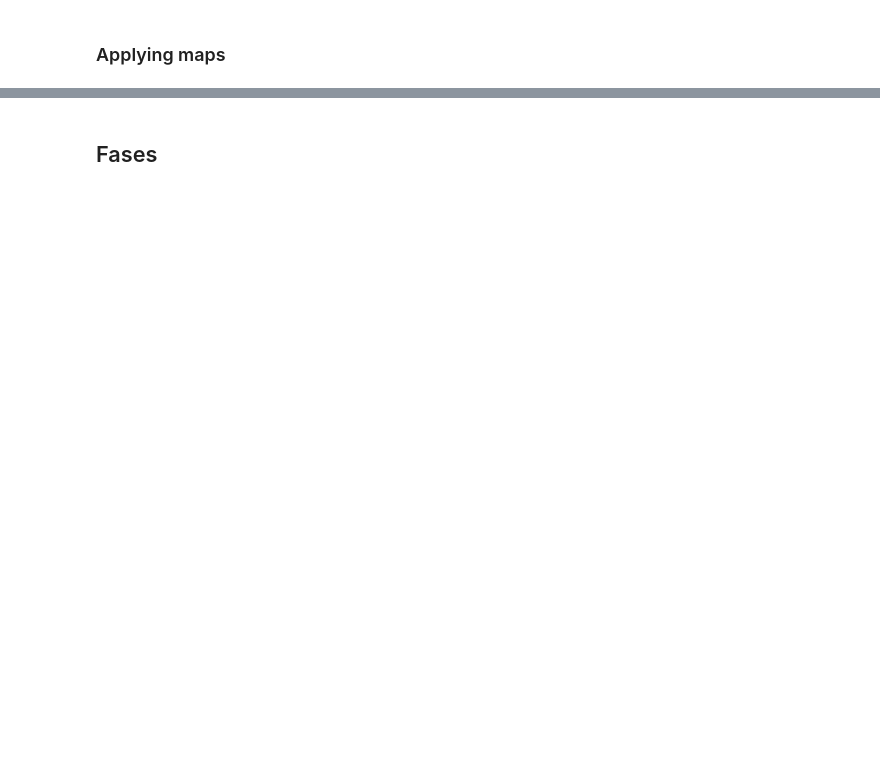
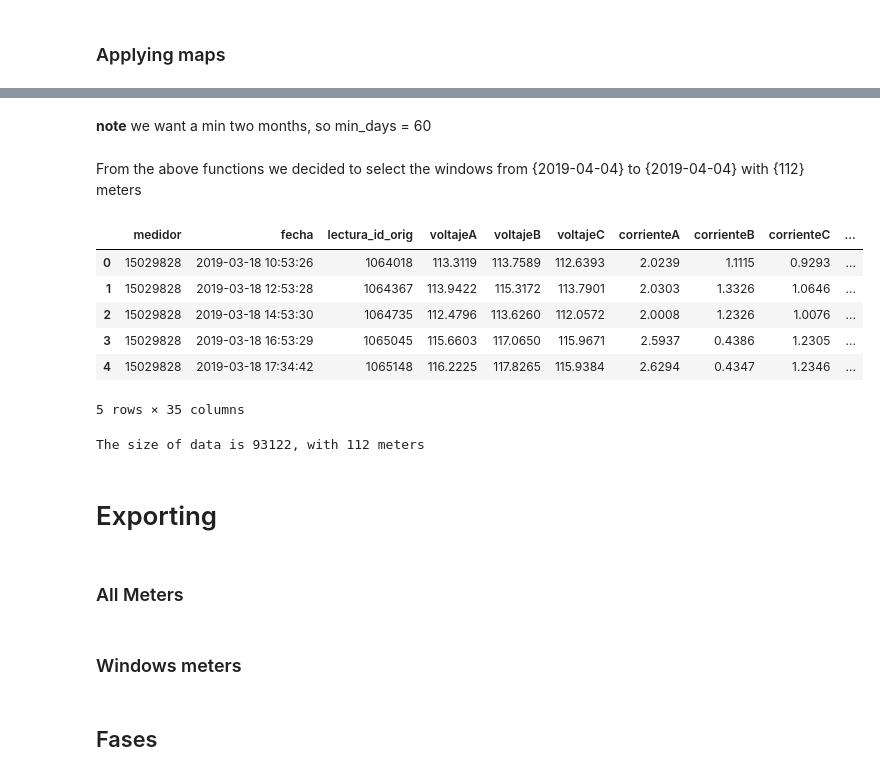
Before and after one commit to aaorella/Energy_Smart_Meters-Exploratory_Analysis, a Jupyter notebook: 1.DataPreparing.ipynb, the cells around one changed output, grey strips where cells are left out. Cells and saved outputs as stored; diff of their text form; code cells hidden in the pictures; blank space fills up the shorter version.

Commit message:
Completado dataLimpia

```diff
--- a/1.DataPreparing.ipynb
+++ b/1.DataPreparing.ipynb
@@ -472,0 +318,3 @@ df_limpia.to_csv("Data_limpia_todos.csv", index= False)
+# %%
+dayUniques = (tail - head ).days
+print("There is a total of {} days in our dataset".format(dayUniques))
@@ -472,0 +336,36 @@ df_limpia.to_csv("Data_limpia_todos.csv", index= False)
+# %%
+def getMeters_maxDays(df, list_datetime, min_days = 0, direction = "left"):
+    directions = ["left", "right", "both"]
+    if(not(direction in directions)):
+        return [], []
+
+    #defining static edge
+    if(direction == "left"):
+        tail = list_datetime[-1]
+    elif(direction == "right"):
+        head = list_datetime[0]
+
+    max_possible_offeset = len(list_datetime)
+    if(direction == "both"):
+        max_possible_offeset = len(list_datetime) // 2
+
+    max_meters = []
+    count_meters_max = 0
+    head_and_tail = []
+    for offset in  range(max_possible_offeset):
+        #defining dynamic edges
+        if(direction == "left" or direction == "both"):
+            head = list_datetime[offset]
+        if(direction == "right" or direction == "both"):
+            tail = list_datetime[offset*(-1) - 1]
+
+        num_days = (tail - head ).days
+
+        if (num_days >= min_days):
+            count_meters, meters = countDaysMeters(df_f11, num_days, head, tail)
+            print("From {}  to {}  with {} days, we have {} meters".format(head, tail, num_days, count_meters))
+            if(count_meters_max < count_meters):
+                count_meters_max = count_meters
+                max_meters = meters
+                head_and_tail = [head, tail]
+    return max_meters, head_and_tail
@@ -472,0 +412,2 @@ df_limpia.to_csv("Data_limpia_todos.csv", index= False)
+# %%
+meters3, dates3 = getMeters_maxDays(df_f11, list_datetime, min_days= 60, direction="both")
@@ -472,0 +433,23 @@ df_limpia.to_csv("Data_limpia_todos.csv", index= False)
+# %% [markdown]
+**note** we want a min two months, so min_days = 60
+# %% [markdown]
+From the above functions we decided to select the windows from {2019-04-04} to {2019-04-04} with {112} meters
+# %%
+df_f2 = df_f11[df_f11["medidor"].isin(meters3)]
+df_f2.head()
+# %% [output]
+|  | medidor | fecha | lectura_id_orig | voltajeA | voltajeB | voltajeC | corrienteA | corrienteB | corrienteC | ... |
+| 0 | 15029828 | 2019-03-18 10:53:26 | 1064018 | 113.3119 | 113.7589 | 112.6393 | 2.0239 | 1.1115 | 0.9293 | ... |
+| 1 | 15029828 | 2019-03-18 12:53:28 | 1064367 | 113.9422 | 115.3172 | 113.7901 | 2.0303 | 1.3326 | 1.0646 | ... |
+| 2 | 15029828 | 2019-03-18 14:53:30 | 1064735 | 112.4796 | 113.6260 | 112.0572 | 2.0008 | 1.2326 | 1.0076 | ... |
+| 3 | 15029828 | 2019-03-18 16:53:29 | 1065045 | 115.6603 | 117.0650 | 115.9671 | 2.5937 | 0.4386 | 1.2305 | ... |
+| 4 | 15029828 | 2019-03-18 17:34:42 | 1065148 | 116.2225 | 117.8265 | 115.9384 | 2.6294 | 0.4347 | 1.2346 | ... |
+5 rows × 35 columns
+# %%
+print("The size of data is {}, with {} meters".format(len(df_f2), df_f2.medidor.nunique()))
+# %% [output]
+The size of data is 93122, with 112 meters
+# %% [markdown]
+# Exporting
+# %% [markdown]
+### All Meters
@@ -472,0 +458,2 @@ df_limpia.to_csv("Data_limpia_todos.csv", index= False)
+# %% [markdown]
+### Windows meters
```
Also changed, not shown: parts of 78 cells of this notebook, 2 other files.
